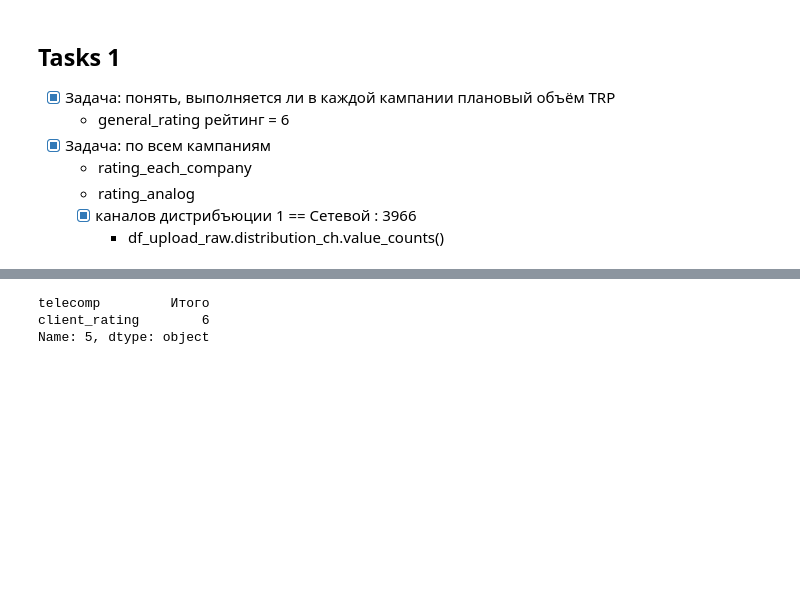
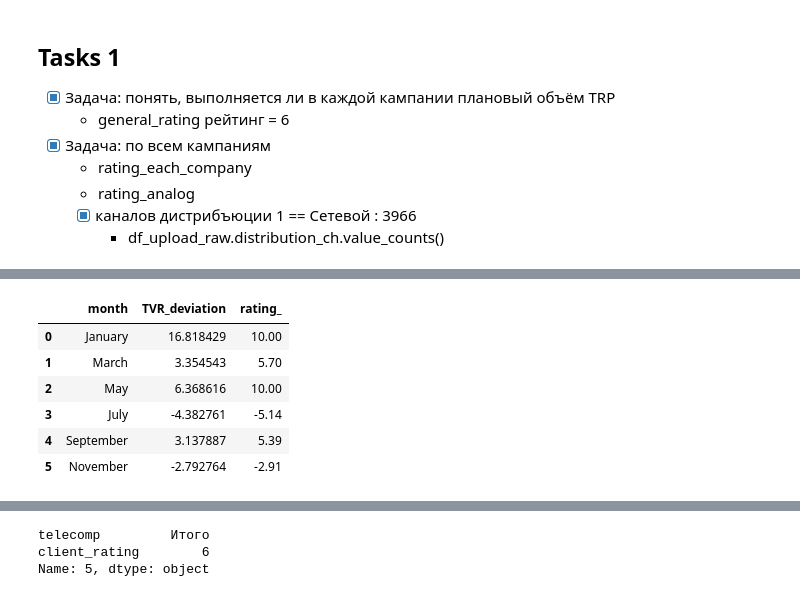
Before and after one commit to Nick2201/TRP_rate_system, a Jupyter notebook: TRP_rate_system/src/data_show.ipynb, the cells around one changed output, grey strips where cells are left out. Drawn from its saved outputs; the diff is of its cells as text; code cells hidden in the pictures; blank space fills up the shorter version.

```diff
--- a/TRP_rate_system/src/data_show.ipynb
+++ b/TRP_rate_system/src/data_show.ipynb
@@ -155,0 +180,15 @@ make_compare_df(group_by_value="month",total_row=False)
+# %%
+import calendar
+by_month= make_compare_df(group_by_value="month")[['month',"TVR_deviation"]]
+by_month['rating_'] = by_month['TVR_deviation'].apply(calculate_rating)
+by_month['month'] = by_month['month'].map(lambda x: calendar.month_name[x])
+# by_month = by_month.sort_values(by='rating_',ascending=False)
+by_month
+# %% [output]
+|  | month | TVR_deviation | rating_ |
+| 0 | January | 16.818429 | 10.00 |
+| 1 | March | 3.354543 | 5.70 |
+| 2 | May | 6.368616 | 10.00 |
+| 3 | July | -4.382761 | -5.14 |
+| 4 | September | 3.137887 | 5.39 |
+| 5 | November | -2.792764 | -2.91 |
```
Also changed, not shown: parts of 6 cells of this notebook.
